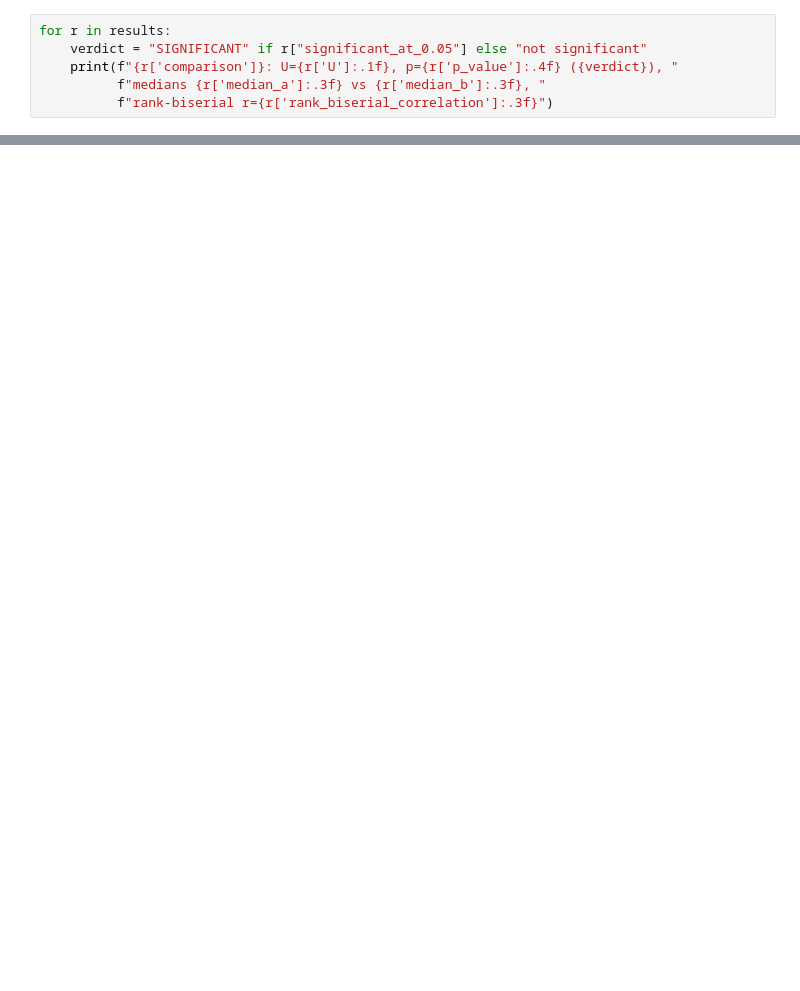
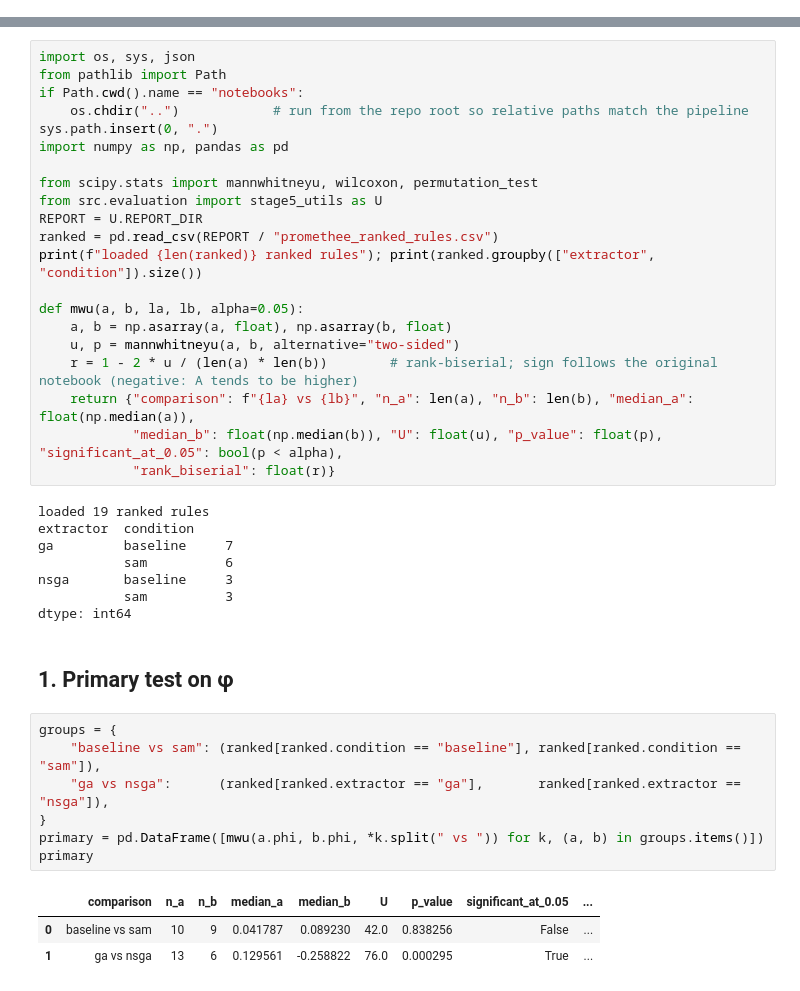
Before and after one commit to HawaIbr01/COS700-XAI-In-Cancer-Medicine-Treatment, a Jupyter notebook: notebooks/04_statistical_testing.ipynb, the cells around one changed output, grey strips where cells are left out. Drawn from its saved outputs; the diff is of its cells as text; blank space fills up the shorter version.

Commit message:
initial analyis: global rule analysis

```diff
--- a/notebooks/04_statistical_testing.ipynb
+++ b/notebooks/04_statistical_testing.ipynb
@@ -115,6 +0,0 @@ confirming the test runs correctly and produces sane numbers is the goal here, n
-# %%
-for r in results:
-    verdict = "SIGNIFICANT" if r["significant_at_0.05"] else "not significant"
-    print(f"{r['comparison']}: U={r['U']:.1f}, p={r['p_value']:.4f} ({verdict}), "
-          f"medians {r['median_a']:.3f} vs {r['median_b']:.3f}, "
-          f"rank-biserial r={r['rank_biserial_correlation']:.3f}")
@@ -156,0 +18,42 @@ wrote 2-row Mann-Whitney results -> ../tests/fixtures/synthetic/reports/mannwhit
+# %%
+import os, sys, json
+from pathlib import Path
+if Path.cwd().name == "notebooks":
+    os.chdir("..")            # run from the repo root so relative paths match the pipeline
+sys.path.insert(0, ".")
+import numpy as np, pandas as pd
+
+from scipy.stats import mannwhitneyu, wilcoxon, permutation_test
+from src.evaluation import stage5_utils as U
+REPORT = U.REPORT_DIR
+ranked = pd.read_csv(REPORT / "promethee_ranked_rules.csv")
+print(f"loaded {len(ranked)} ranked rules"); print(ranked.groupby(["extractor", "condition"]).size())
+
+def mwu(a, b, la, lb, alpha=0.05):
+    a, b = np.asarray(a, float), np.asarray(b, float)
+    u, p = mannwhitneyu(a, b, alternative="two-sided")
+    r = 1 - 2 * u / (len(a) * len(b))        # rank-biserial; sign follows the original notebook (negative: A tends to be higher)
+    return {"comparison": f"{la} vs {lb}", "n_a": len(a), "n_b": len(b), "median_a": float(np.median(a)),
+            "median_b": float(np.median(b)), "U": float(u), "p_value": float(p), "significant_at_0.05": bool(p < alpha),
+            "rank_biserial": float(r)}
+# %% [output]
+loaded 19 ranked rules
+extractor  condition
+ga         baseline     7
+           sam          6
+nsga       baseline     3
+           sam          3
+dtype: int64
+# %% [markdown]
+## 1. Primary test on φ
+# %%
+groups = {
+    "baseline vs sam": (ranked[ranked.condition == "baseline"], ranked[ranked.condition == "sam"]),
+    "ga vs nsga":      (ranked[ranked.extractor == "ga"],       ranked[ranked.extractor == "nsga"]),
+}
+primary = pd.DataFrame([mwu(a.phi, b.phi, *k.split(" vs ")) for k, (a, b) in groups.items()])
+primary
+# %% [output]
+|  | comparison | n_a | n_b | median_a | median_b | U | p_value | significant_at_0.05 | ... |
+| 0 | baseline vs sam | 10 | 9 | 0.041787 | 0.089230 | 42.0 | 0.838256 | False | ... |
+| 1 | ga vs nsga | 13 | 6 | 0.129561 | -0.258822 | 76.0 | 0.000295 | True | ... |
```
Also changed, not shown: parts of 19 cells of this notebook, 51 other files.
